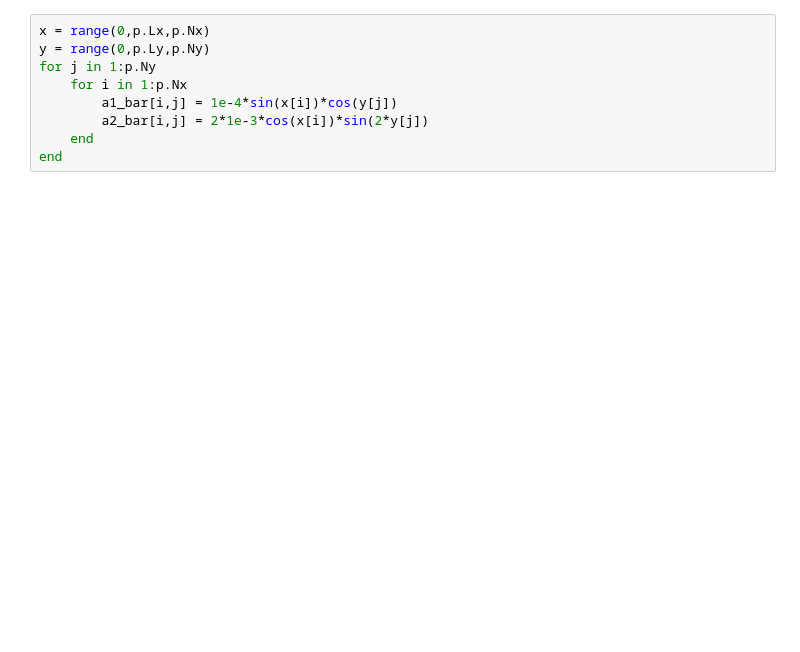
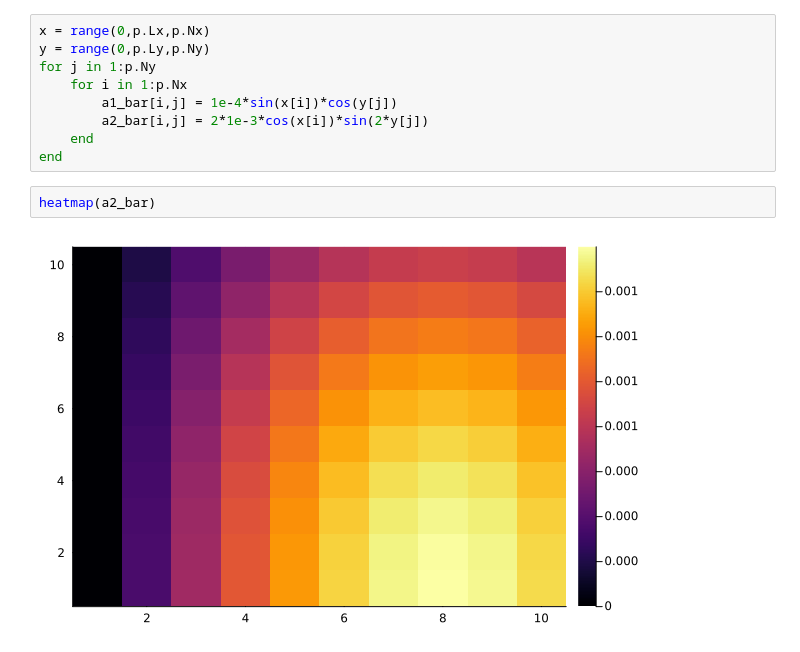
Before and after one commit to ThanasisGiannakopoulos/ice_modelling, a Jupyter notebook: notebooks/fracture/elastic/2d/test_operators.ipynb, the cells around one changed output. Drawn from its saved outputs; the diff is of its cells as text; blank space fills up the shorter version.

```diff
--- a/notebooks/fracture/elastic/2d/test_operators.ipynb
+++ b/notebooks/fracture/elastic/2d/test_operators.ipynb
@@ -321,6 +315,10 @@ for j in 1:p.Ny
         a2_bar[i,j] = 2*1e-3*cos(x[i])*sin(2*y[j])
     end
 end
+# %%
+heatmap(a2_bar)
+# %% [output]
+[figure, added]
 # %%
 Q11,P11,Q12,P12,Q21,P21,Q22,P22 =
     build_QP(d,a1_bar,a2_bar,p)
```
Also changed, not shown: parts of 14 cells of this notebook, 2 other files.
